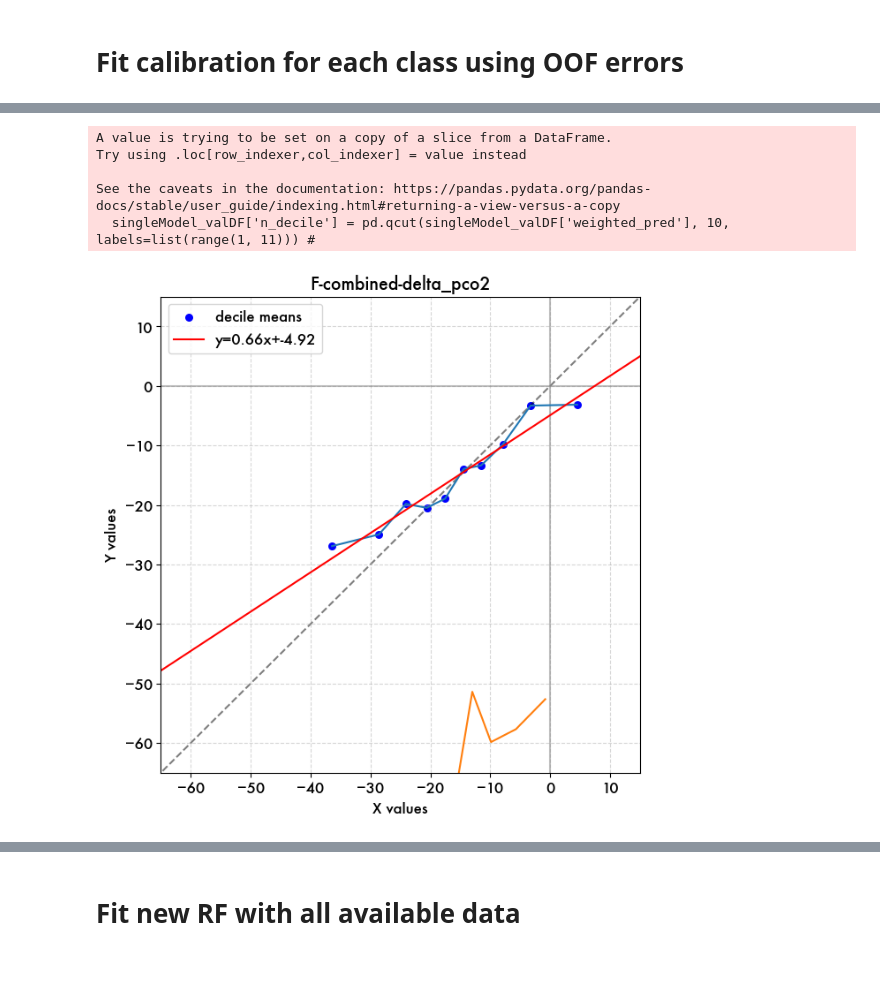
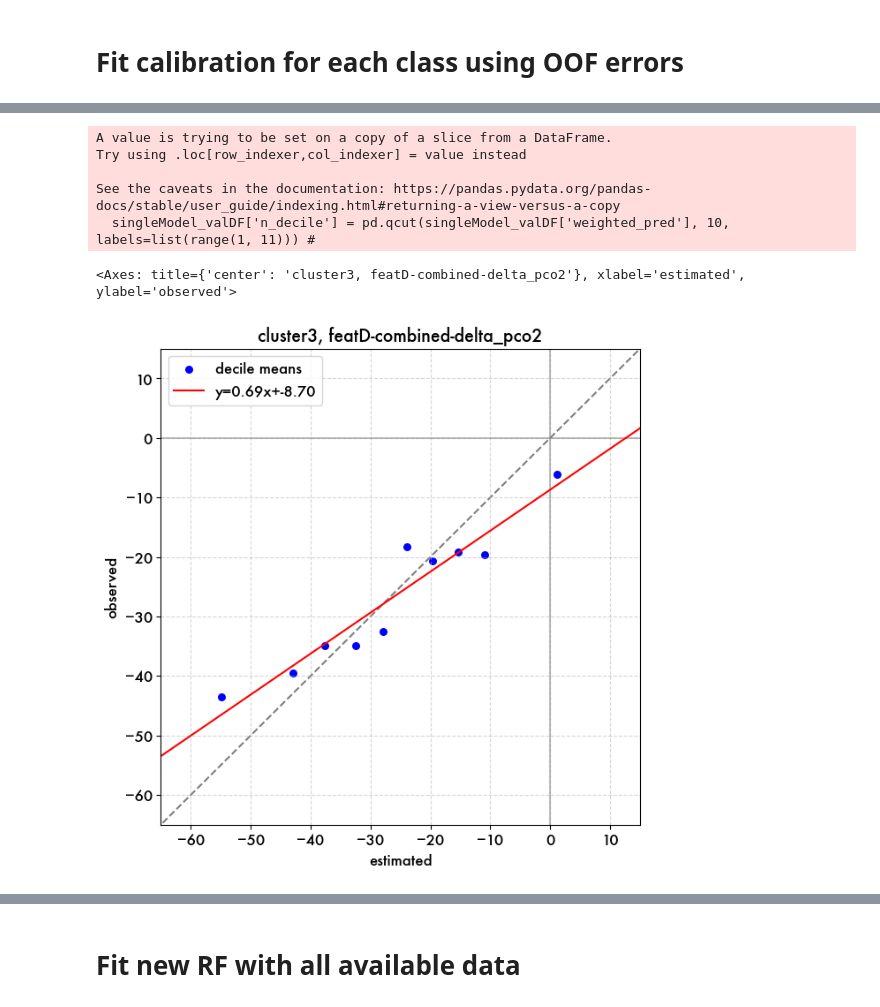
Before and after one commit to song-sangmin/CRUSOE-SOCarbon, a Jupyter notebook: src/3.2_kfold_clustered_RFR.ipynb, the cells around one changed output, grey strips where cells are left out. Cells and saved outputs as stored; diff of their text form; code cells hidden in the pictures; blank space fills up the shorter version.

```diff
--- a/src/3.2_kfold_clustered_RFR.ipynb
+++ b/src/3.2_kfold_clustered_RFR.ipynb
@@ -373,6 +346,7 @@ floatparam_pHbias5_pK1_pc8_gmm6_excludeClass4
 # COMMENT OUT IF YOU WANT TO KEEP OLD RUNS
 # storedCV = {run_tag:{nfold:None for nfold in cvtainer_final.fold_list} for run_tag in run_tags}
 # %%
+# == MAIN TRAINING FOR CROSS-VALIDATION
 print('===> Training RFR (' + desc + ') ' +datetime.now().strftime('%Y-%m-%d %H:%M:%S') )
 
 for run_tag in tqdm(run_tags[:]):
@@ -392,12 +366,12 @@ for run_tag in tqdm(run_tags[:]):
     for nfold in cvtainer_final.fold_list:    # separate for each fold, same run tag
         RFR_clustered = mod_reg.ClusteredModelVersion(ind_list = k_list, feat_list = feat_list) #singleRun
 
-        fold_traindict_byClass = traindict_byFold[nfold] # dictionary with keys 1...nclusters, each is a dataframe for that class, that fold
+        fold_traindict_byClass = traindict_byFold[nfold] # dictionary keyed by cluster, holding dataframes
         fold_trainDF = pd.concat(fold_traindict_byClass.values())
         fold_valDF = valdict_byFold[nfold]
 
         for k in k_list:
-            trainingDF_class = fold_traindict_byClass[k] # for kfold,
+            trainingDF_class = fold_traindict_byClass[k] # new training dictionary for each kfold / class
             RFR_clustered.models[k] = mod_reg.fit_single_RFR(feat_list,
                                     trainingDF_class,
                                     var_predict = var_predict,
@@ -407,8 +381,8 @@ for run_tag in tqdm(run_tags[:]):
 
         # === VALIDATION ERRORS (and training errors for calibration)
 
-        RFR_clustered.weighted_training = mod_reg.apply_cluster_RFR(feat_list, RFR_clustered, fold_trainDF, data_tag='train')
-        RFR_clustered.weighted_validation = mod_reg.apply_cluster_RFR(feat_list, RFR_clustered, fold_valDF, data_tag='val')
+        RFR_clustered.weighted_training = mod_reg.apply_cluster_RFR(feat_list, RFR_clustered, fold_trainDF, sample_tag='train')
+        RFR_clustered.weighted_validation = mod_reg.apply_cluster_RFR(feat_list, RFR_clustered, fold_valDF, sample_tag='val')
 
         storedCV[run_tag][nfold] = RFR_clustered
 # %% [output]
@@ -574,50 +565,41 @@ import figs_regression as figs_reg
 # %%
 # calibration plot using all folds val errors. do for each run tag
+run_tag = 'featD-combined-delta_pco2'
+show_cluster = 3
+
 singleModel_valDF = storedCV_collapsed[run_tag].weighted_validation
-singleModel_valDF = singleModel_valDF[singleModel_valDF.cluster==5]
+singleModel_valDF = singleModel_valDF[singleModel_valDF.cluster==show_cluster]
 
 singleModel_valDF['n_decile'] = pd.qcut(singleModel_valDF['weighted_pred'], 10, labels=list(range(1, 11))) #
 cal_pred = singleModel_valDF.groupby('n_decile')['weighted_pred'].agg(['mean', 'min', 'max', 'count'])
 cal_obs = singleModel_valDF.groupby('n_decile')['delta_pco2'].agg(['mean', 'min', 'max', 'count'])
 
 stat_var = 'mean'
+
 # === plot
 fig = plt.figure(figsize=(7,7))
 ax = fig.gca()
 
-figs_reg.plot_decile_calibration(ax, cal_pred, cal_obs, run_tag)
-# figs_reg.plot_decile_calibration(ax, singleModel_valDF, run_tag)
-
-from scipy import stats
-
-lincal = stats.linregress(cal_pred[stat_var].values, cal_obs[stat_var].values)
-
-# Create the scatter plot
-plt.plot(cal_pred, cal_obs)
+figtitle = ('cluster' + str(show_cluster) + ', ' + run_tag)
+figs_reg.plot_decile_calibration(ax, cal_pred, cal_obs, figtitle)
 
 
-# Plot the fitted line using plt.axline
-plt.axline(xy1=(0, lincal.intercept), slope=lincal.slope, color='r',
-           label=f'y={lincal.slope:.2f}x+{lincal.intercept:.2f}')
+# RECALIBRATED check
+# ax.scatter(singleModel_valDF.lincal_pred, singleModel_valDF.delta_pco2, label='recalibrated', s=5, alpha=0.2, color='r')
 
-# Add labels, a legend, and show the plot
-plt.xlabel("X values")
-plt.ylabel("Y values")
-plt.legend()
+# singleModel_valDF['n_decile'] = pd.qcut(singleModel_valDF['lincal_pred'], 10, labels=list(range(1, 11))) #
+# cal_pred = singleModel_valDF.groupby('n_decile')['lincal_pred'].agg(['mean', 'min', 'max', 'count'])
+# cal_obs = singleModel_valDF.groupby('n_decile')['delta_pco2'].agg(['mean', 'min', 'max', 'count'])
 
-
-
-
-# ax.scatter(singleModel_valDF.lincal_pred, singleModel_valDF.delta_pco2, label='recalibrated', s=5, alpha=0.2, color='r')
-# lincal2 = stats.linregress(singleModel_valDF.lincal_pred.values, singleModel_valDF.delta_pco2.values)
+# lincal2 = stats.linregress(cal_pred[stat_var].values, cal_obs[stat_var].values)
 # # Plot the fitted line using plt.axline
-# ax.axline(xy1=(0, lincal2.intercept), slope=lincal2.slope, color='k',
-#            label=f'y={lincal2.slope:.2f}x+{lincal2.intercept:.2f}', linestyle='-', linewidth=12, zorder=10)
-plt.show()
+# ax.axline(xy1=(0, lincal2.intercept), slope=lincal2.slope, color='green',
+#            label=f'y={lincal2.slope:.2f}x+{lincal2.intercept:.2f}', linestyle='-', linewidth=2, zorder=10)
 # %% [output]
 A value is trying to be set on a copy of a slice from a DataFrame.
 Try using .loc[row_indexer,col_indexer] = value instead
 
 See the caveats in the documentation: https://pandas.pydata.org/pandas-docs/stable/user_guide/indexing.html#returning-a-view-versus-a-copy
   singleModel_valDF['n_decile'] = pd.qcut(singleModel_valDF['weighted_pred'], 10, labels=list(range(1, 11))) #
+<Axes: title={'center': 'cluster3, featD-combined-delta_pco2'}, xlabel='estimated', ylabel='observed'>
-[figure, old version]
+[figure, new version]
```
Also changed, not shown: parts of 66 cells of this notebook, 20 other files.
